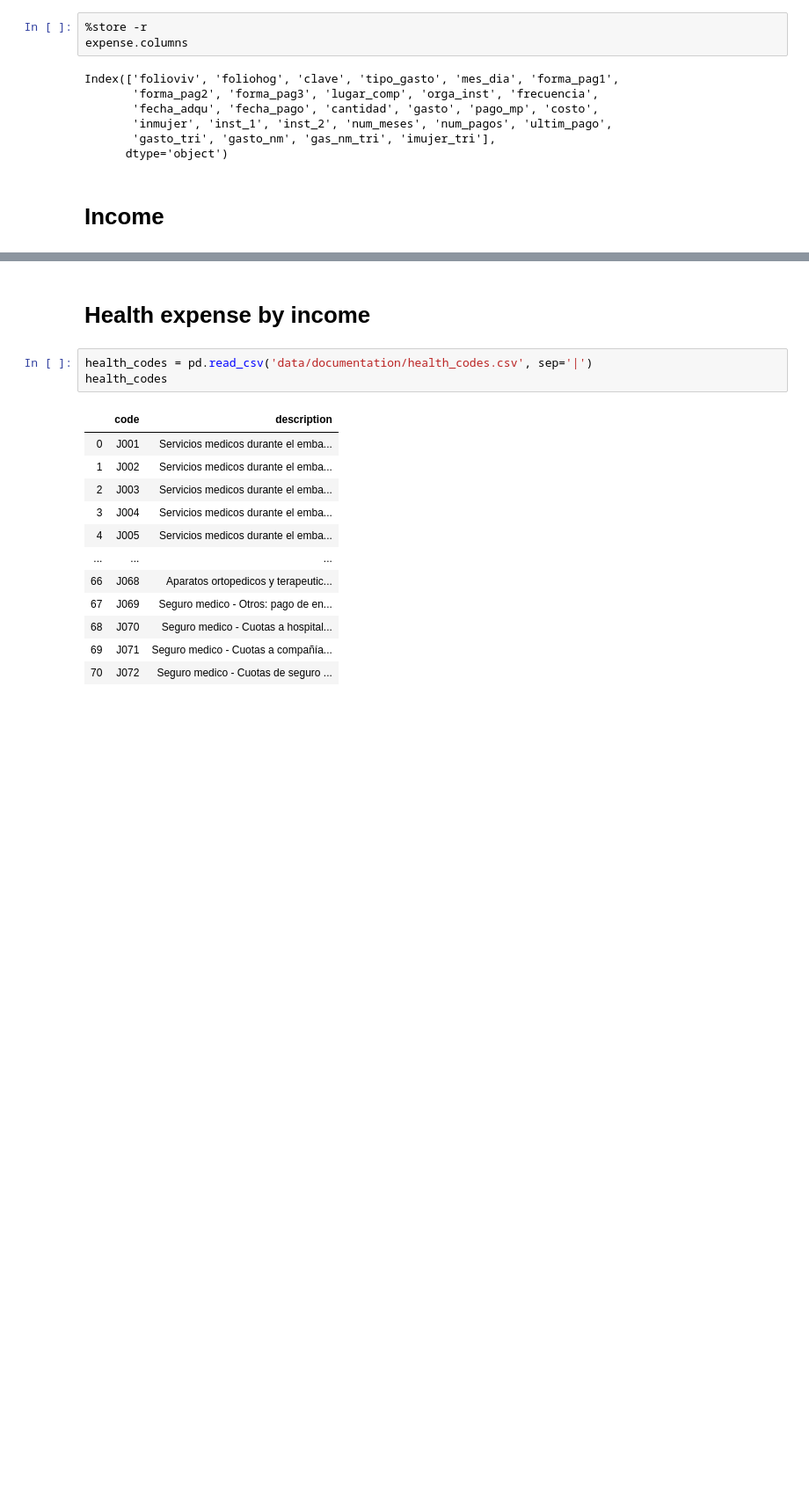
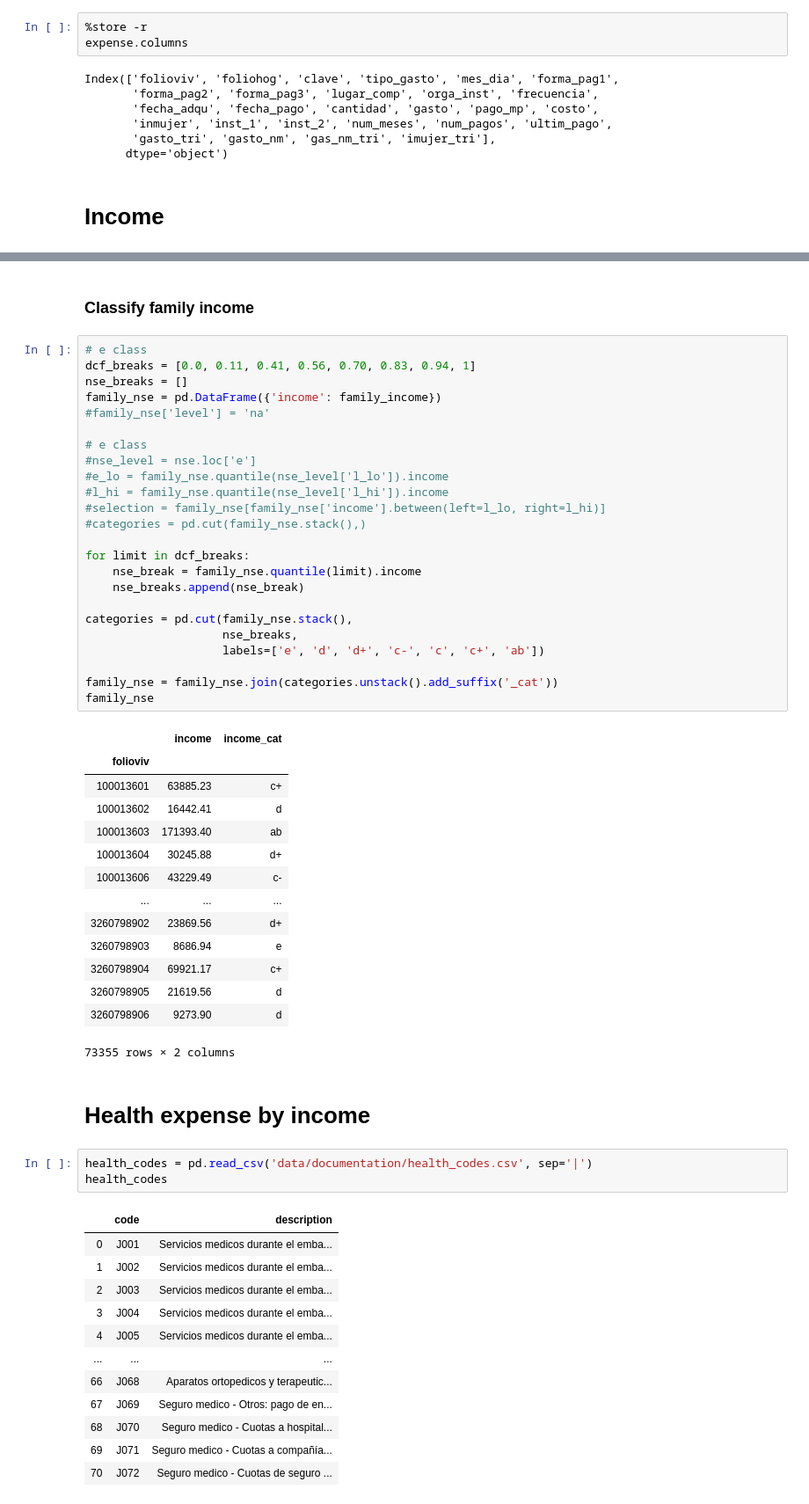
Before and after one commit to aakimura/enigh18, a Jupyter notebook: expense.ipynb, the cells around one changed output, grey strips where cells are left out. Shown at 88% size. Cells and saved outputs as stored; diff of their text form; blank space fills up the shorter version.

```diff
--- a/expense.ipynb
+++ b/expense.ipynb
@@ -65,3 +95,44 @@ Index(['folioviv', 'foliohog', 'numren', 'clave', 'mes_1', 'mes_2', 'mes_3',
+# %% [markdown]
+### Classify family income
+# %%
+# e class
+dcf_breaks = [0.0, 0.11, 0.41, 0.56, 0.70, 0.83, 0.94, 1]
+nse_breaks = []
+family_nse = pd.DataFrame({'income': family_income})
+#family_nse['level'] = 'na'
+
+# e class
+#nse_level = nse.loc['e']
+#e_lo = family_nse.quantile(nse_level['l_lo']).income
+#l_hi = family_nse.quantile(nse_level['l_hi']).income
+#selection = family_nse[family_nse['income'].between(left=l_lo, right=l_hi)]
+#categories = pd.cut(family_nse.stack(),)
+
+for limit in dcf_breaks:
+    nse_break = family_nse.quantile(limit).income
+    nse_breaks.append(nse_break)
+
+categories = pd.cut(family_nse.stack(),
+                    nse_breaks,
+                    labels=['e', 'd', 'd+', 'c-', 'c', 'c+', 'ab'])
+
+family_nse = family_nse.join(categories.unstack().add_suffix('_cat'))
+family_nse
+# %% [output]
+|  | income | income_cat |
+| folioviv |  |  |
+| 100013601 | 63885.23 | c+ |
+| 100013602 | 16442.41 | d |
+| 100013603 | 171393.40 | ab |
+| 100013604 | 30245.88 | d+ |
+| 100013606 | 43229.49 | c- |
+| ... | ... | ... |
+| 3260798902 | 23869.56 | d+ |
+| 3260798903 | 8686.94 | e |
+| 3260798904 | 69921.17 | c+ |
+| 3260798905 | 21619.56 | d |
+| 3260798906 | 9273.90 | d |
+73355 rows × 2 columns
 # %% [markdown]
 # Health expense by income
 # %%
```
Also changed, not shown: parts of 9 cells of this notebook.
